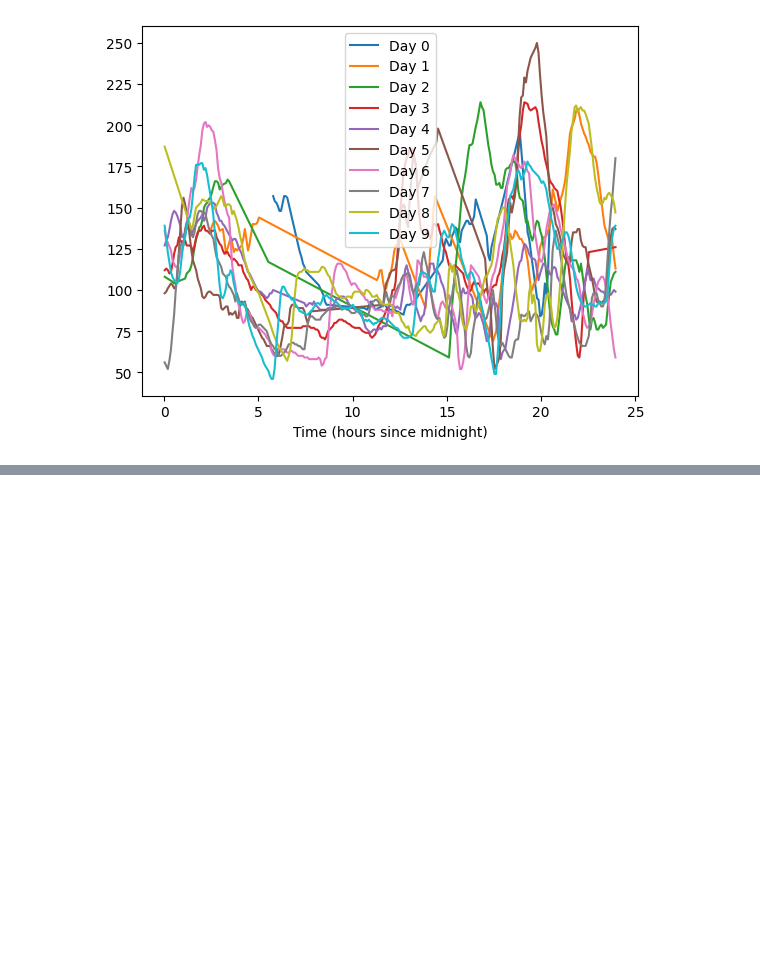
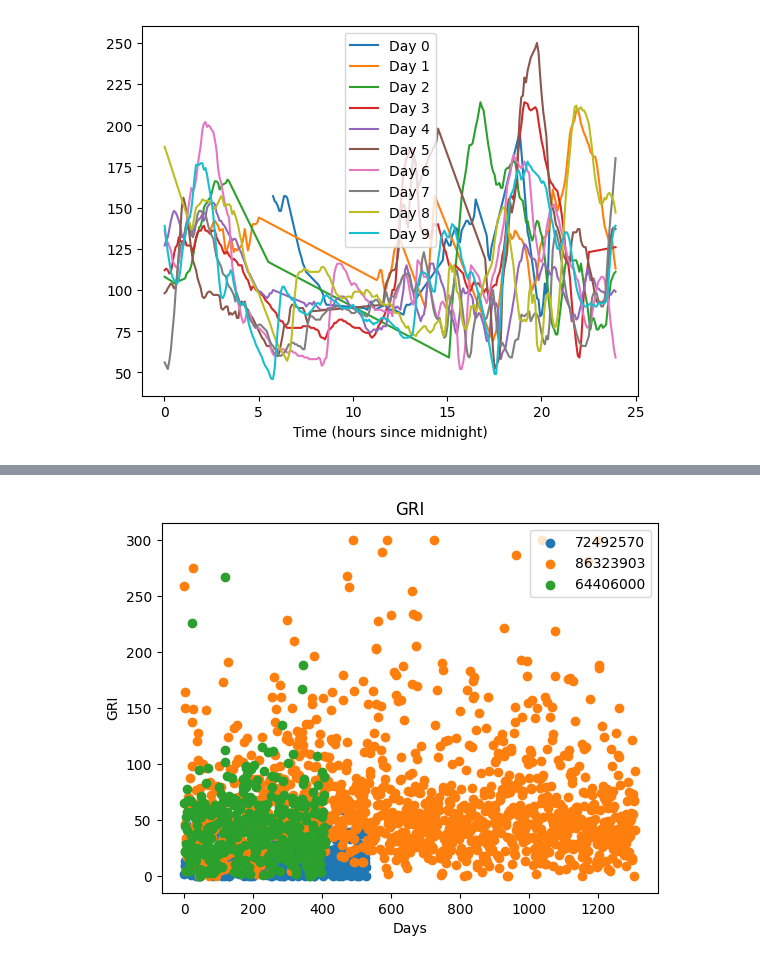
Before and after one commit to francesco-vaselli/GlucoseGuard, a Jupyter notebook: src/data_processing/explore_dataset.ipynb, the cells around one changed output, grey strips where cells are left out. Saved outputs shown, nothing was run; the diff lists cells and outputs as text; code cells hidden in the pictures; blank space fills up the shorter version.

```diff
--- a/src/data_processing/explore_dataset.ipynb
+++ b/src/data_processing/explore_dataset.ipynb
@@ -49,3 +183,22 @@ plt.show()
+# %%
+# for each patient, get the gri and plot against the others
+gri_list = []
+for patient in ds.item():
+    metrics = Metrics(data.loc[patient])
+    gri = metrics.gri()
+    gri_list.append(gri)
+
+# plot the gri scatter plot
+for i, patient in enumerate(ds.item()):
+    plt.scatter(range(len(gri_list[i])), gri_list[i], label=patient)
+
+plt.legend()
+plt.title('GRI')
+plt.xlabel('Days')
+plt.ylabel('GRI')
+plt.show()
+# %% [output]
+[figure, added]
 # %%
 # some days are missing data
 # fill in missing data with the mean of the current day
```
Also changed, not shown: parts of 8 cells of this notebook, 1 other file.
